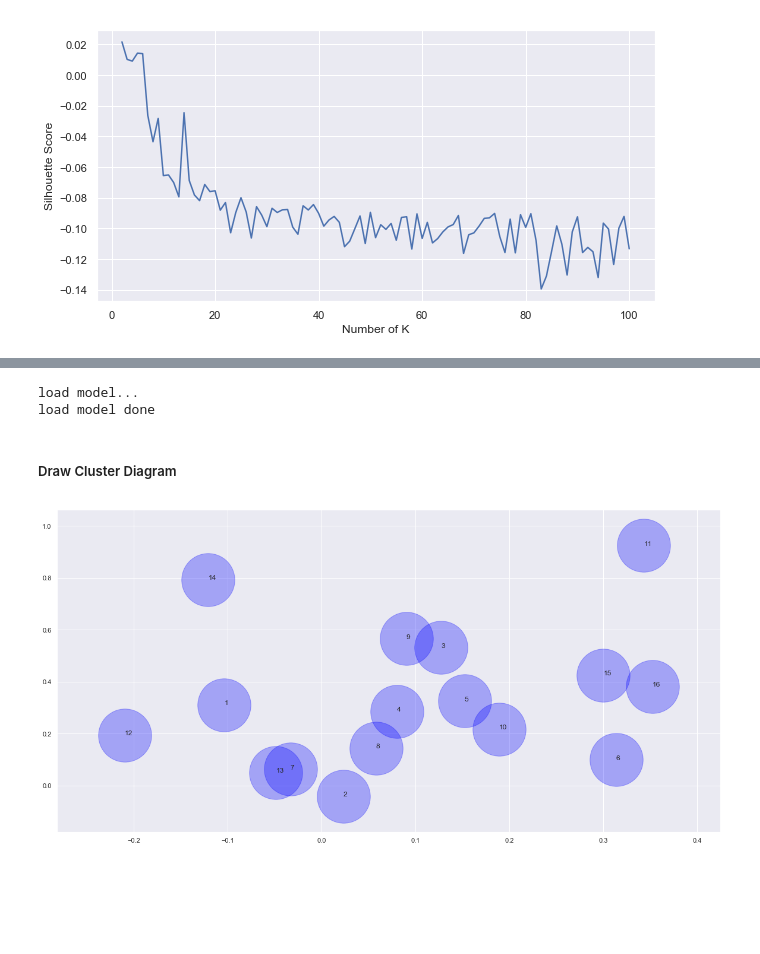
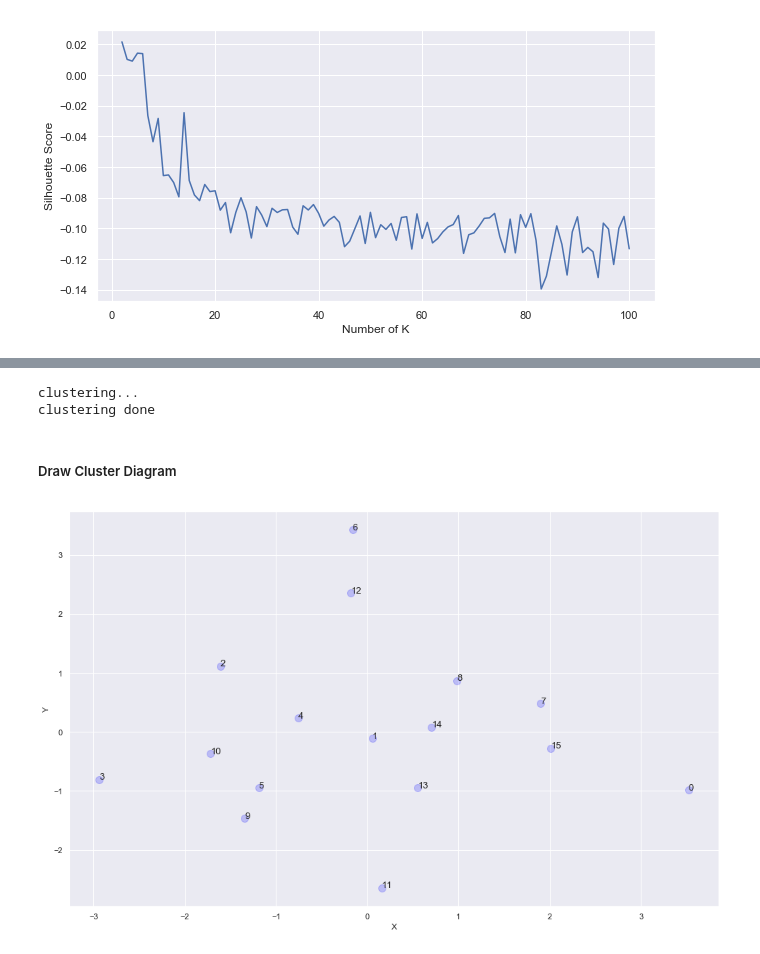
Before and after one commit to kadriansyah/notebook, a Jupyter notebook: alodokter-doc2vec-article/articles-train.ipynb, the cells around one changed output, grey strips where cells are left out. Drawn from its saved outputs; the diff is of its cells as text; code cells hidden in the pictures; blank space fills up the shorter version.

```diff
--- a/alodokter-doc2vec-article/articles-train.ipynb
+++ b/alodokter-doc2vec-article/articles-train.ipynb
@@ -135,7 +139,7 @@ def evaluate(model, documents, steps):
 def train(documents=documents, model_name="model/alodokter-articles-doc2vec.model", max_epochs=50, patience=3):
     best_mean_percentiles = 0
     logging.basicConfig(format='%(asctime)s : %(levelname)s : %(message)s', level=logging.INFO)
-    model = Doc2Vec(dm=1, vector_size=300, window=2, alpha=0.1, min_alpha=0.0001, min_count=5, epochs=1, workers=5)
+    model = Doc2Vec(dm=1, vector_size=100, window=2, alpha=0.1, min_alpha=0.0001, min_count=5, epochs=1, workers=5)
     model.build_vocab(documents)
     for epoch in range(max_epochs):
         print('training epoch {:d} ...'.format(epoch))
@@ -161,11 +165,14 @@ def train(documents=documents, model_name="model/alodokter-articles-doc2vec.mode
 # %% [markdown]
 ##### Document to Vector Training
 # %%
-training = False
+training = True
 if training:
     model = train(documents)
 else:
     print('loading documents...')
     model = Doc2Vec.load('model/alodokter-articles-doc2vec.model')
     print('loading documents done')
+
+# prepare vectors for training
+trained_vectors = [model.docvecs[i] for i in range(len(model.docvecs))]
 # %% [output]
@@ -215,11 +323,12 @@ plt.plot(x,y)
 # %%
-training = False
+training = True
 if training:
     n_clusters = 16
     trained_vectors = [model.docvecs[i] for i in range(len(model.docvecs))]
     print('clustering...')
     kmeans = KMeans(n_clusters=n_clusters).fit(trained_vectors)
     clusters = kmeans.labels_.tolist()
+
     # save the model
     pickle.dump(kmeans, open('model/kmeans.pkl','wb'))
     print('clustering done')
@@ -228,8 +337,8 @@ else:
     kmeans = pickle.load(open('model/kmeans.pkl', 'rb'))
     print('load model done')
 # %% [output]
-load model...
-load model done
+clustering...
+clustering done
 # %%
 # create dictionary doc-id to cluster-id
 docs_clusters = {(idx, cluster) for idx, cluster in enumerate(clusters)}
@@ -238,8 +379,17 @@ docs_clusters = {(idx, cluster) for idx, cluster in enumerate(clusters)}
 # %%
-centroids = kmeans.cluster_centers_
-plt.rcParams["figure.figsize"] = (20,10)
-plt.scatter(centroids[:,0], centroids[:,1], c='blue', s=8000, alpha=0.3);
-for i in range(0,n_clusters):
-    plt.annotate(str(i+1), (centroids[i:i+1,0], centroids[i:i+1,1]))
+pca_result = PCA(n_components=2).fit_transform(centroids)
+ax = plt.figure(figsize=(16,10)).gca()
+ax.scatter(
+    x=pca_result[:,0],
+    y=pca_result[:,1],
+    c='blue',
+    s=100,
+    alpha=0.2,
+    cmap='tab10'
+)
+ax.set_xlabel('X')
+ax.set_ylabel('Y')
+for i in range(0, n_clusters):
+    ax.annotate(str(i), (pca_result[i:i+1,0], pca_result[i:i+1,1]), fontsize=13)
 # %% [output]
-[figure, old version]
+[figure, new version]
```
Also changed, not shown: parts of 13 cells of this notebook.
